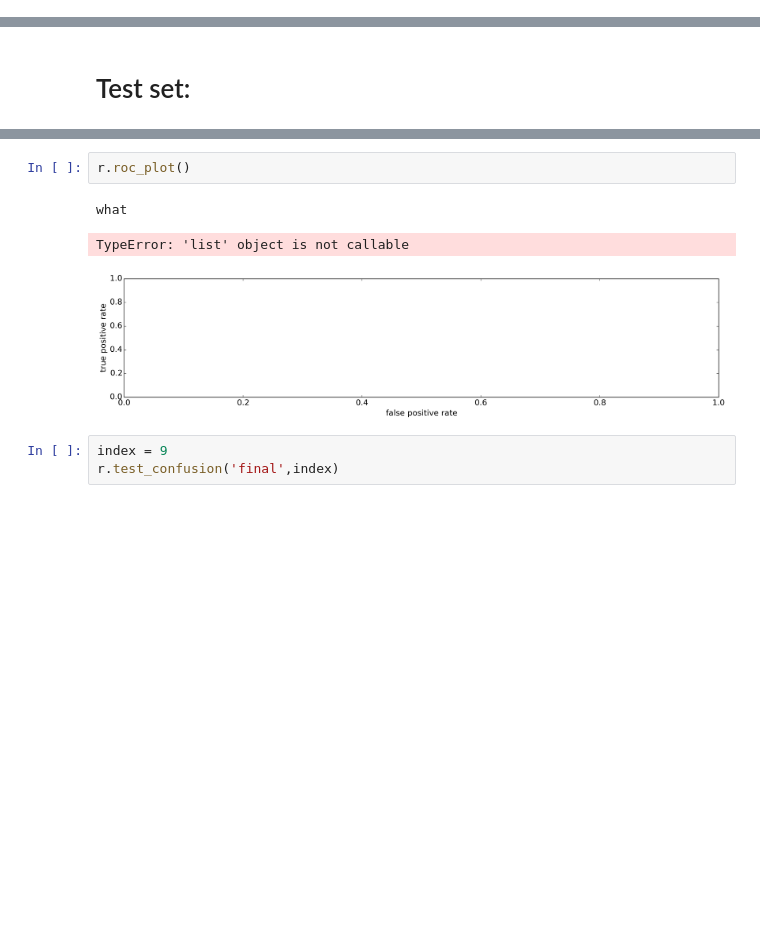
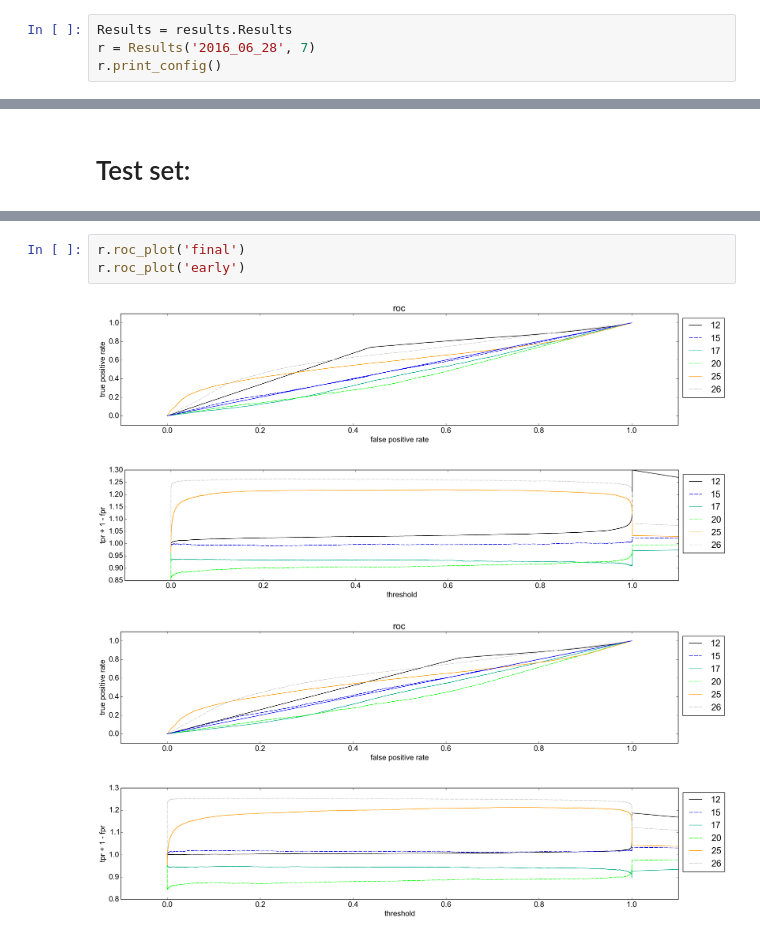
Before and after one commit to lotka/autofaces, a Jupyter notebook: notebooks/results.ipynb, the cells around one changed output, grey strips where cells are left out. Saved outputs shown, nothing was run; the diff lists cells and outputs as text; blank space fills up the shorter version.

```diff
--- a/notebooks/results.ipynb
+++ b/notebooks/results.ipynb
@@ -43,0 +16,4 @@ crop
+# %%
+Results = results.Results
+r = Results('2016_06_28', 7)
+r.print_config()
@@ -79,9 +80,8 @@ average roc =  0.764588757796
 # %%
-r.roc_plot()
+r.roc_plot('final')
+r.roc_plot('early')
 # %% [output]
-what
-TypeError: 'list' object is not callable
-[figure, old version]
+[figure, new version]
+[figure, added]
+[figure, added]
+[figure, added]
-# %%
-index = 9
-r.test_confusion('final',index)
```
Also changed, not shown: parts of 7 cells of this notebook, 6 other files.
